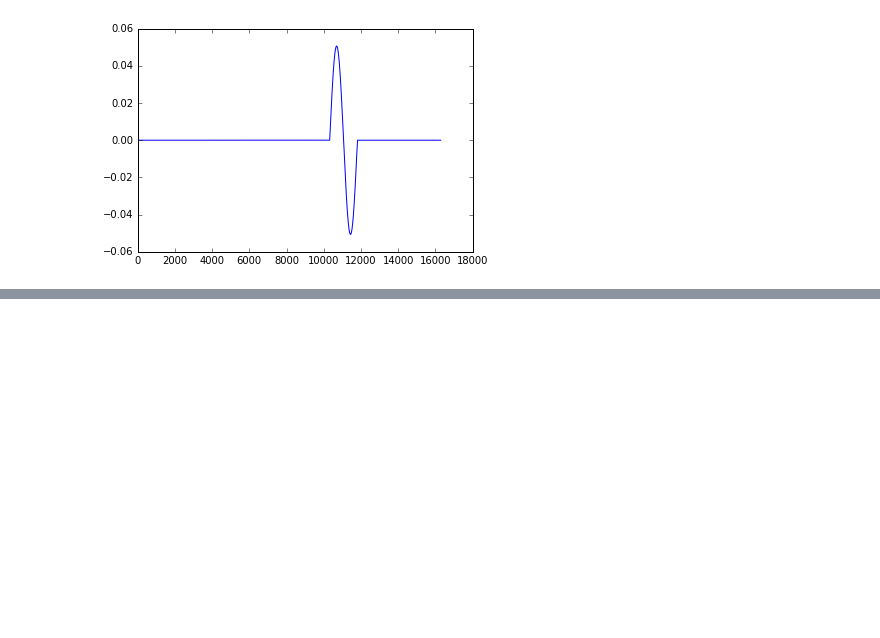
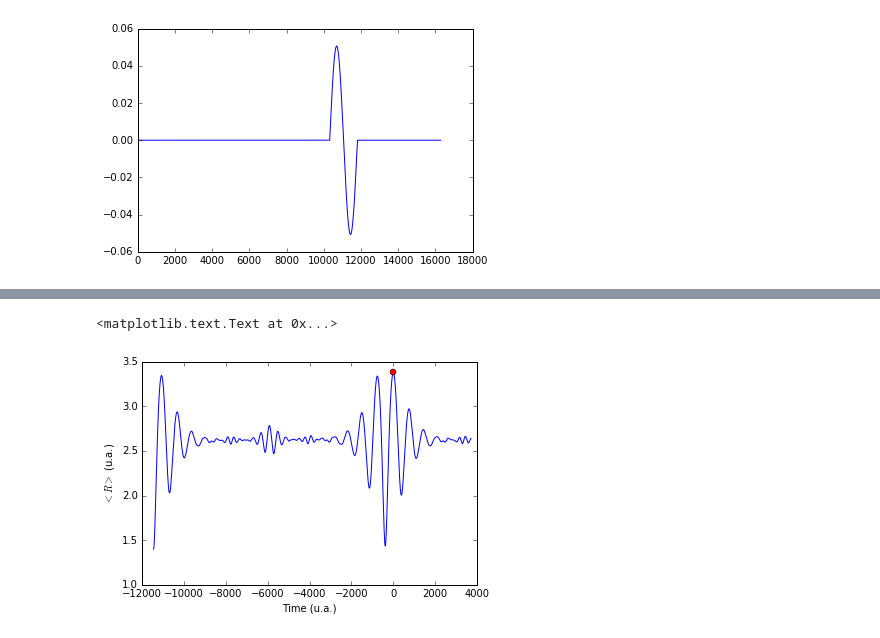
Before and after one commit to meitnerium/DDQ, a Jupyter notebook: exemple/analyse_results.ipynb, the cells around one changed output, grey strips where cells are left out. Saved outputs shown, nothing was run; the diff lists cells and outputs as text; code cells hidden in the pictures; blank space fills up the shorter version.

```diff
--- a/exemple/analyse_results.ipynb
+++ b/exemple/analyse_results.ipynb
@@ -41,0 +40,11 @@ plt.plot(pbound_new[0][:,0],pbound_new[0][:,1])
+# %%
+rmoy=np.genfromtxt("../dat/rmoyen.nofield")
+#min=11455
+#max=11460
+plt.plot(rmoy[:,0]-rmoy[11458,0],rmoy[:,1])
+plt.plot(0,rmoy[11458,1],'or')
+plt.ylabel(r"$<R>$ (u.a.)")
+plt.xlabel("Time (u.a.)")
+# %% [output]
+<matplotlib.text.Text at 0x...>
+[figure, added]
```
Also changed, not shown: parts of 16 cells of this notebook, 13 other files.
